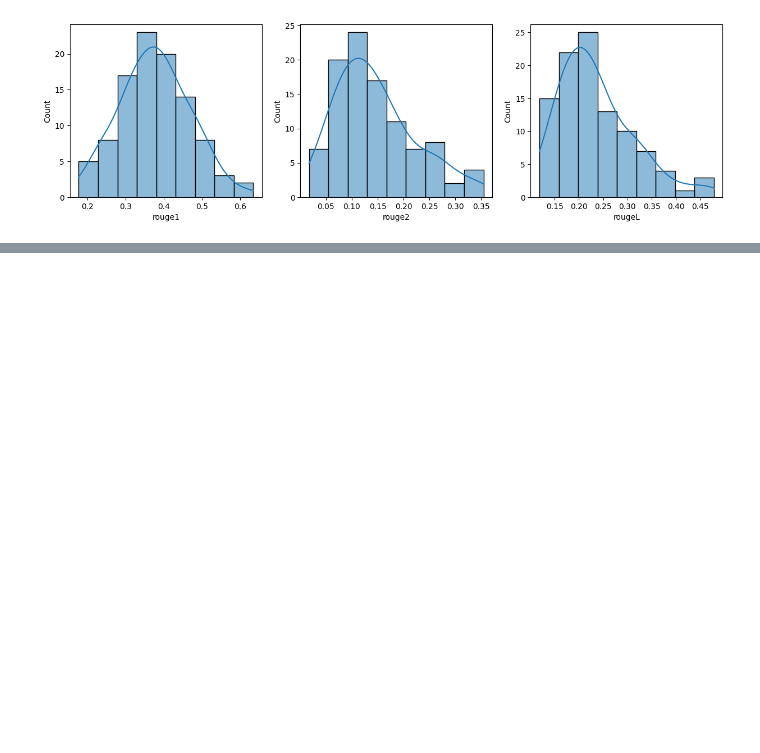
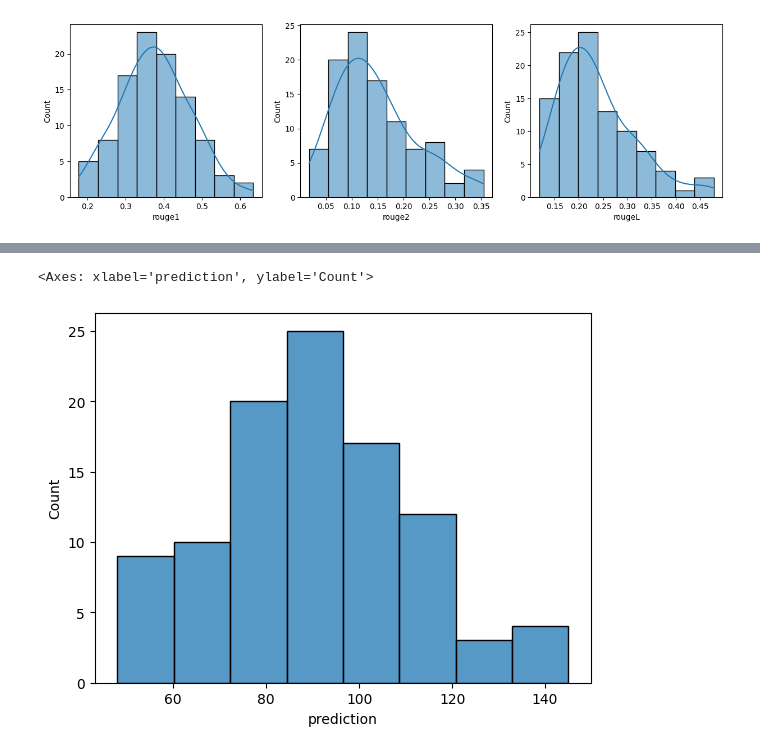
Before and after one commit to yxiong/cnn_dailymail, a Jupyter notebook: colab_notebooks/inspect_output_examples.ipynb, the cells around one changed output, grey strips where cells are left out. Drawn from its saved outputs; the diff is of its cells as text; code cells hidden in the pictures; blank space fills up the shorter version.

```diff
--- a/colab_notebooks/inspect_output_examples.ipynb
+++ b/colab_notebooks/inspect_output_examples.ipynb
@@ -113,0 +145,5 @@ sns.histplot(df["rougeL"], kde=True, ax=axs[2])
+# %%
+sns.histplot(df["prediction"].str.split().apply(len))
+# %% [output]
+<Axes: xlabel='prediction', ylabel='Count'>
+[figure, added]
```
Also changed, not shown: parts of 5 cells of this notebook, 2 other files.
